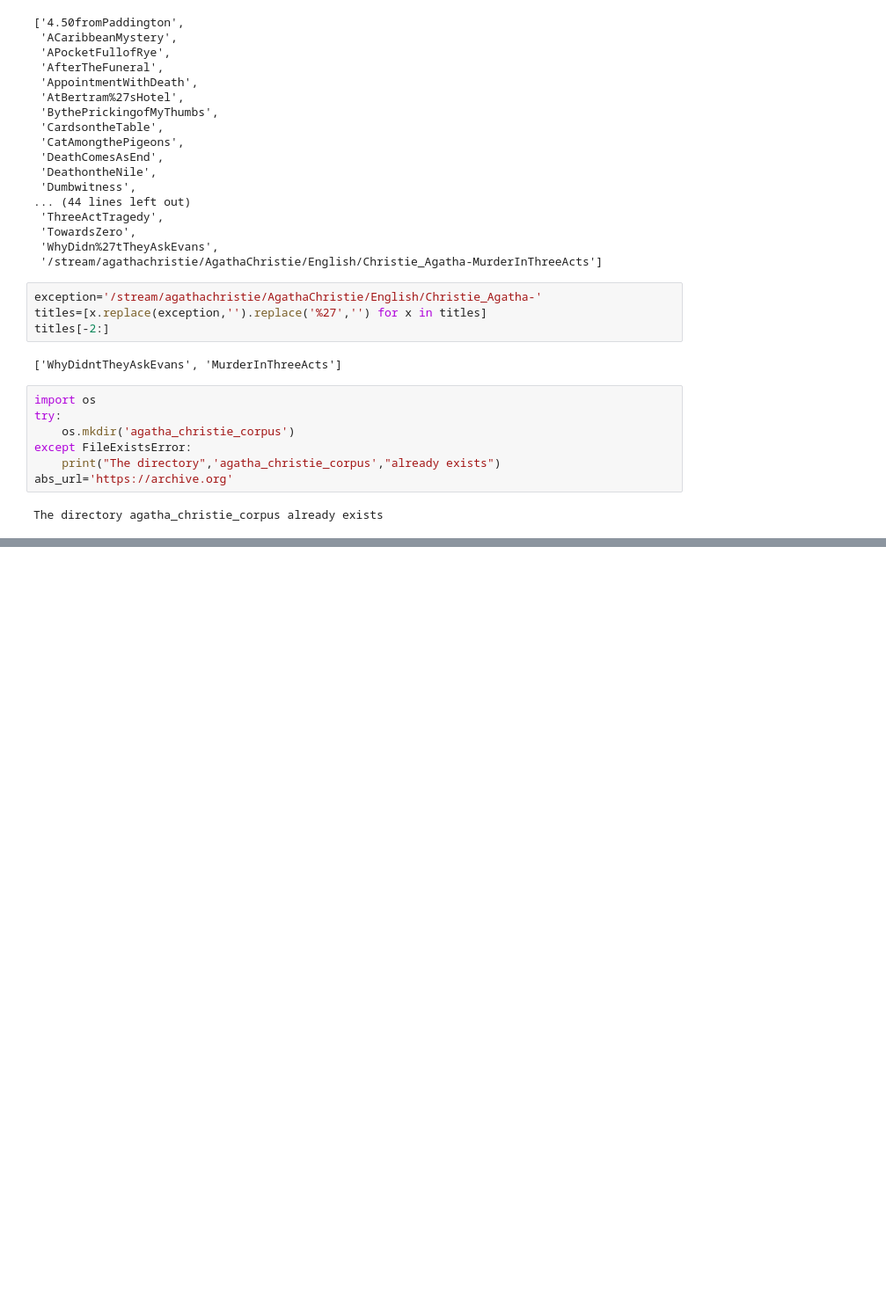
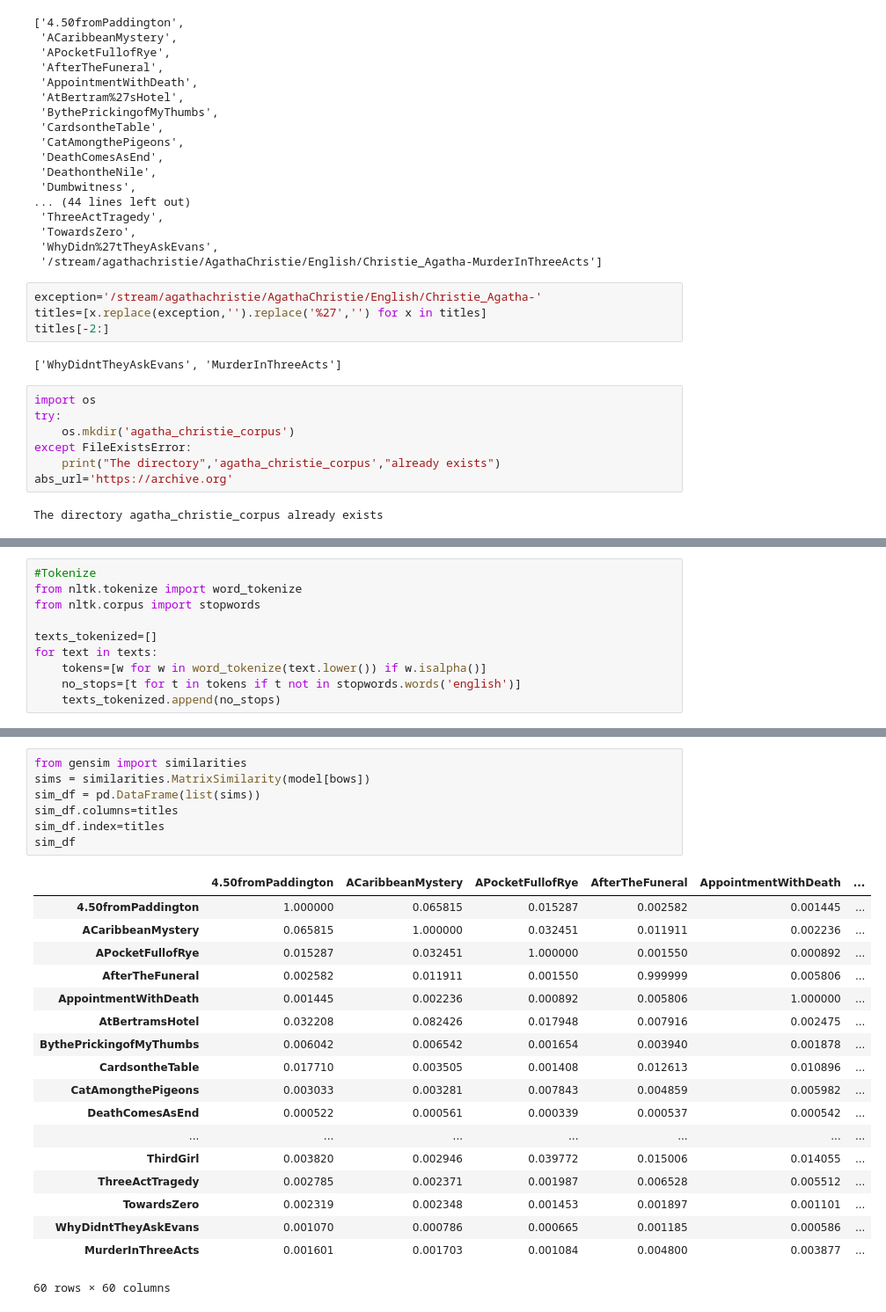
Before and after one commit to ansufei/DS, a Jupyter notebook: NLP/Agatha_Christie_corpus.ipynb, the cells around one changed output, grey strips where cells are left out. Shown: that part at 88% size. Drawn from its saved outputs; the diff is of its cells as text; blank space fills up the shorter version.

```diff
--- a/NLP/Agatha_Christie_corpus.ipynb
+++ b/NLP/Agatha_Christie_corpus.ipynb
@@ -90,0 +94,10 @@ for (urlname,title) in zip(titles_w_path,titles):
+# %%
+#Tokenize
+from nltk.tokenize import word_tokenize
+from nltk.corpus import stopwords
+
+texts_tokenized=[]
+for text in texts:
+    tokens=[w for w in word_tokenize(text.lower()) if w.isalpha()]
+    no_stops=[t for t in tokens if t not in stopwords.words('english')]
+    texts_tokenized.append(no_stops)
@@ -90,0 +205,26 @@ for (urlname,title) in zip(titles_w_path,titles):
+# %%
+from gensim import similarities
+sims = similarities.MatrixSimilarity(model[bows])
+sim_df = pd.DataFrame(list(sims))
+sim_df.columns=titles
+sim_df.index=titles
+sim_df
+# %% [output]
+|  | 4.50fromPaddington | ACaribbeanMystery | APocketFullofRye | AfterTheFuneral | AppointmentWithDeath | ... |
+| 4.50fromPaddington | 1.000000 | 0.065815 | 0.015287 | 0.002582 | 0.001445 | ... |
+| ACaribbeanMystery | 0.065815 | 1.000000 | 0.032451 | 0.011911 | 0.002236 | ... |
+| APocketFullofRye | 0.015287 | 0.032451 | 1.000000 | 0.001550 | 0.000892 | ... |
+| AfterTheFuneral | 0.002582 | 0.011911 | 0.001550 | 0.999999 | 0.005806 | ... |
+| AppointmentWithDeath | 0.001445 | 0.002236 | 0.000892 | 0.005806 | 1.000000 | ... |
+| AtBertramsHotel | 0.032208 | 0.082426 | 0.017948 | 0.007916 | 0.002475 | ... |
+| BythePrickingofMyThumbs | 0.006042 | 0.006542 | 0.001654 | 0.003940 | 0.001878 | ... |
+| CardsontheTable | 0.017710 | 0.003505 | 0.001408 | 0.012613 | 0.010896 | ... |
+| CatAmongthePigeons | 0.003033 | 0.003281 | 0.007843 | 0.004859 | 0.005982 | ... |
+| DeathComesAsEnd | 0.000522 | 0.000561 | 0.000339 | 0.000537 | 0.000542 | ... |
+| ... | ... | ... | ... | ... | ... | ... |
+| ThirdGirl | 0.003820 | 0.002946 | 0.039772 | 0.015006 | 0.014055 | ... |
+| ThreeActTragedy | 0.002785 | 0.002371 | 0.001987 | 0.006528 | 0.005512 | ... |
+| TowardsZero | 0.002319 | 0.002348 | 0.001453 | 0.001897 | 0.001101 | ... |
+| WhyDidntTheyAskEvans | 0.001070 | 0.000786 | 0.000665 | 0.001185 | 0.000586 | ... |
+| MurderInThreeActs | 0.001601 | 0.001703 | 0.001084 | 0.004800 | 0.003877 | ... |
+60 rows × 60 columns
```
Also changed, not shown: parts of 20 cells of this notebook, 2 other files.
